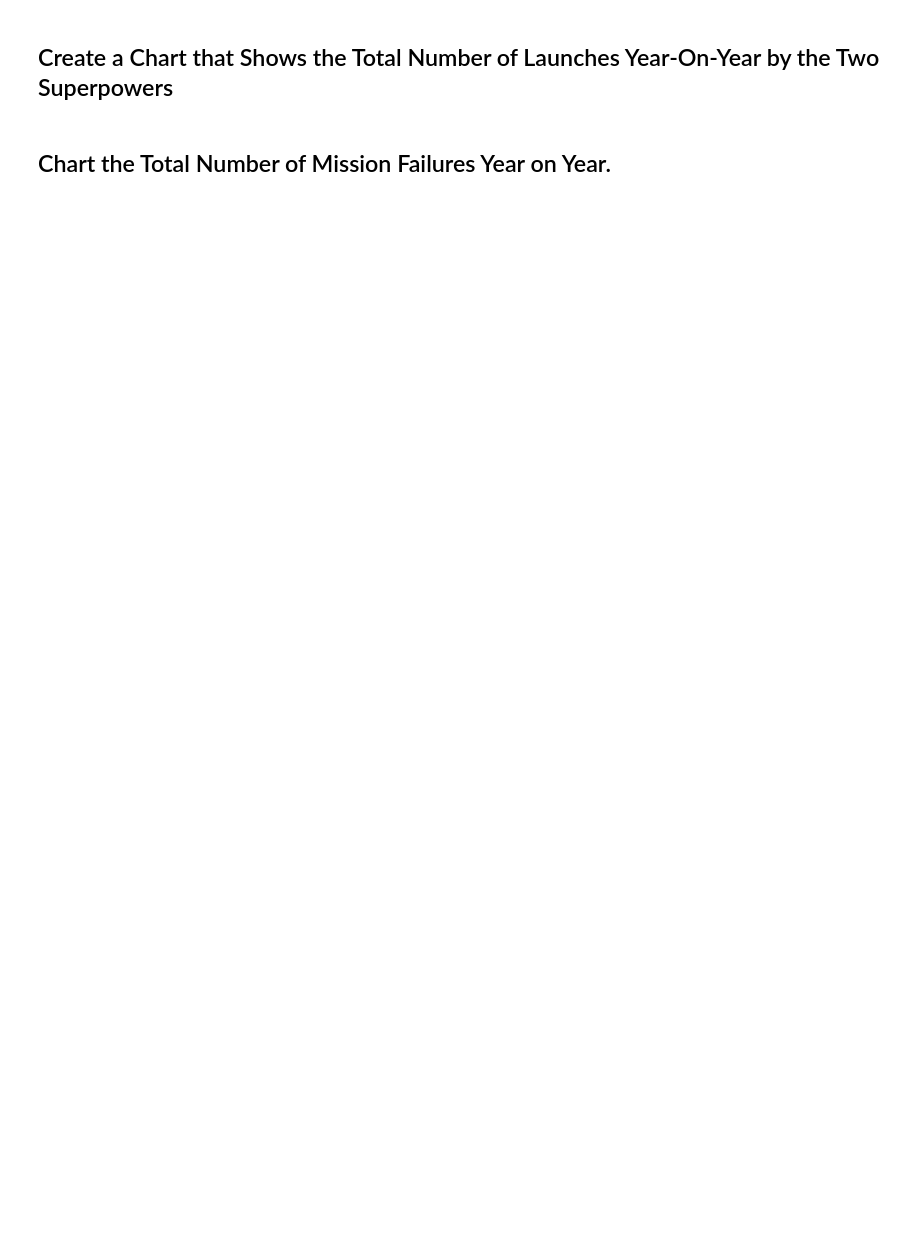
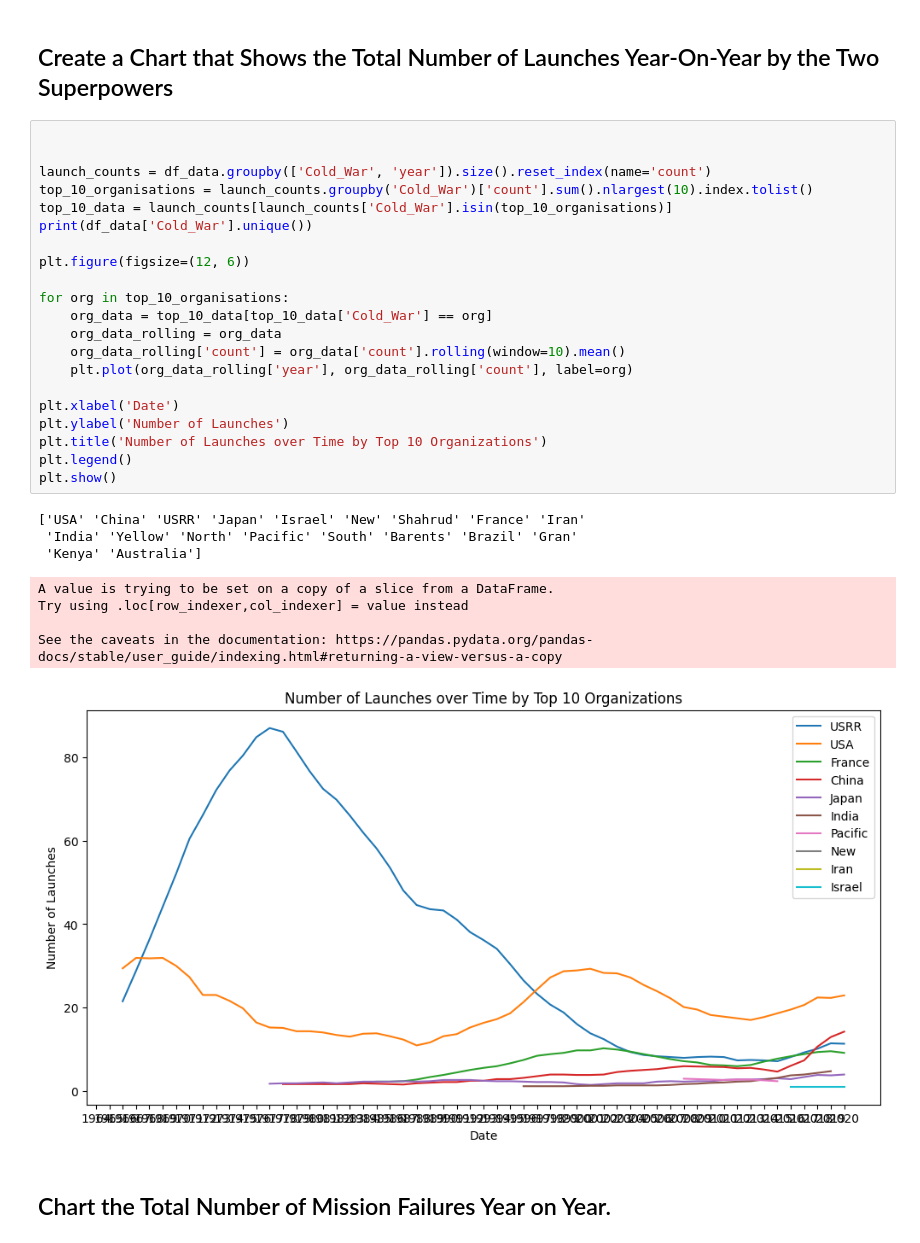
Before and after one commit to staixo/Python100day, a Jupyter notebook: Professional/SpaceMission/Space_Missions_Analysis.ipynb, the cells around one changed output. Cells and saved outputs as stored; diff of their text form; blank space fills up the shorter version.

```diff
--- a/Professional/SpaceMission/Space_Missions_Analysis.ipynb
+++ b/Professional/SpaceMission/Space_Missions_Analysis.ipynb
@@ -580,4 +586,34 @@ Hint: Remember to include former Soviet Republics like Kazakhstan when analysing
 # %% [markdown]
 ## Create a Chart that Shows the Total Number of Launches Year-On-Year by the Two Superpowers
+# %%
+
+
+launch_counts = df_data.groupby(['Cold_War', 'year']).size().reset_index(name='count')
+top_10_organisations = launch_counts.groupby('Cold_War')['count'].sum().nlargest(10).index.tolist()
+top_10_data = launch_counts[launch_counts['Cold_War'].isin(top_10_organisations)]
+print(df_data['Cold_War'].unique())
+
+plt.figure(figsize=(12, 6))
+
+for org in top_10_organisations:
+    org_data = top_10_data[top_10_data['Cold_War'] == org]
+    org_data_rolling = org_data
+    org_data_rolling['count'] = org_data['count'].rolling(window=10).mean()
+    plt.plot(org_data_rolling['year'], org_data_rolling['count'], label=org)
+
+plt.xlabel('Date')
+plt.ylabel('Number of Launches')
+plt.title('Number of Launches over Time by Top 10 Organizations')
+plt.legend()
+plt.show()
+# %% [output]
+['USA' 'China' 'USRR' 'Japan' 'Israel' 'New' 'Shahrud' 'France' 'Iran'
+ 'India' 'Yellow' 'North' 'Pacific' 'South' 'Barents' 'Brazil' 'Gran'
+ 'Kenya' 'Australia']
+A value is trying to be set on a copy of a slice from a DataFrame.
+Try using .loc[row_indexer,col_indexer] = value instead
+
+See the caveats in the documentation: https://pandas.pydata.org/pandas-docs/stable/user_guide/indexing.html#returning-a-view-versus-a-copy
+[figure, added]
 # %% [markdown]
 ## Chart the Total Number of Mission Failures Year on Year.
```
Also changed, not shown: parts of 12 cells of this notebook.
